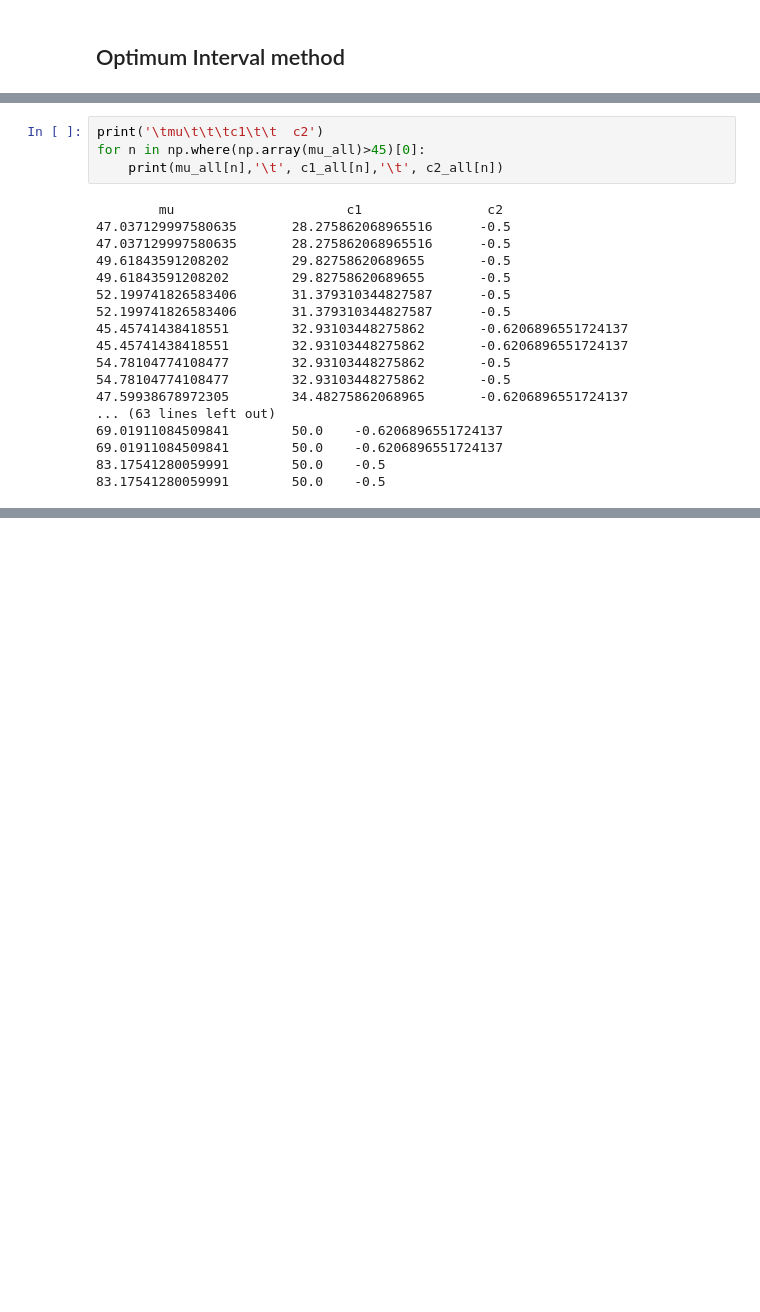
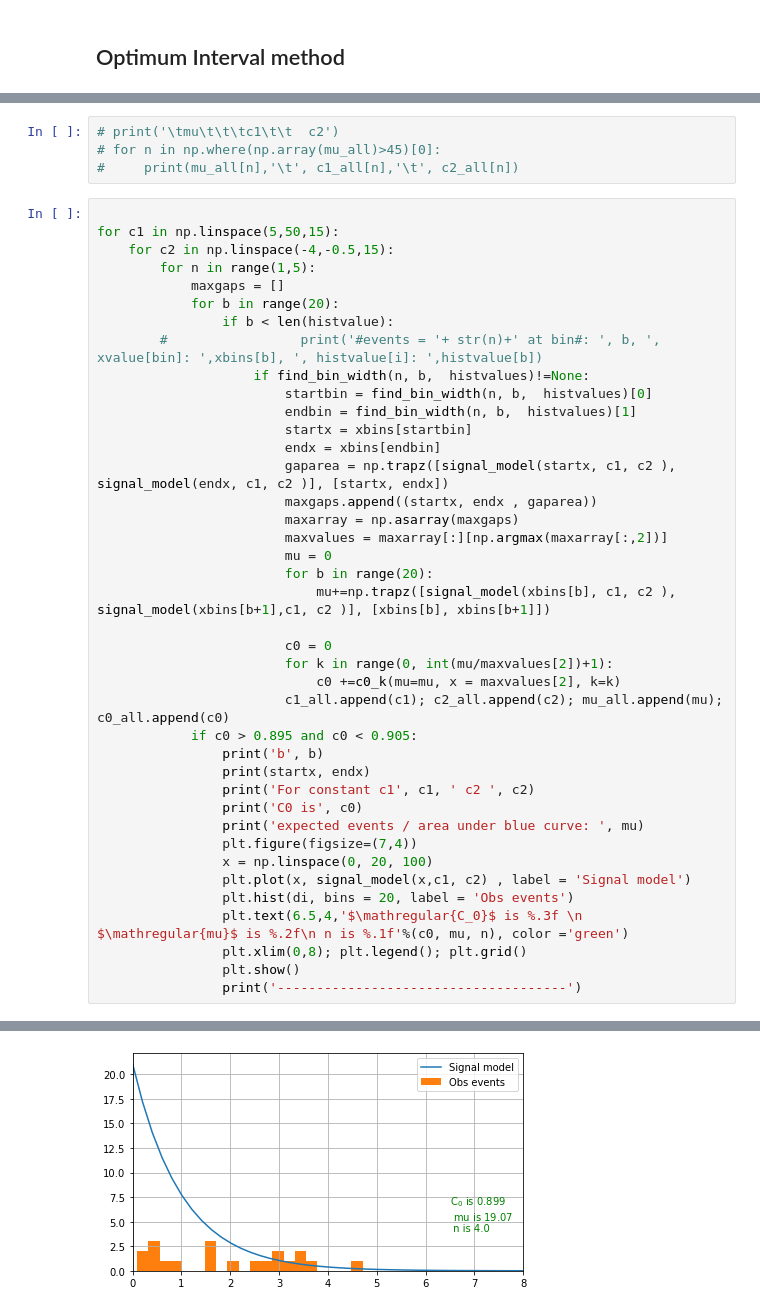
Before and after one commit to villano-lab/SCDMS-journal-club, a Jupyter notebook: Oct-2022-UpperLimitUnknownBackgrounds/Events_SD.ipynb, the cells around one changed output, grey strips where cells are left out. Cells and saved outputs as stored; diff of their text form; blank space fills up the shorter version.

```diff
--- a/Oct-2022-UpperLimitUnknownBackgrounds/Events_SD.ipynb
+++ b/Oct-2022-UpperLimitUnknownBackgrounds/Events_SD.ipynb
@@ -391,22 +349,45 @@ plt.xlabel('$\mu$');plt.ylabel('$C_0$');plt.grid(); plt.show()
 # %%
-print('\tmu\t\t\tc1\t\t  c2')
-for n in np.where(np.array(mu_all)>45)[0]:
-    print(mu_all[n],'\t', c1_all[n],'\t', c2_all[n])
+# print('\tmu\t\t\tc1\t\t  c2')
+# for n in np.where(np.array(mu_all)>45)[0]:
+#     print(mu_all[n],'\t', c1_all[n],'\t', c2_all[n])
-# %% [output]
-        mu                      c1                c2
-47.037129997580635       28.275862068965516      -0.5
-47.037129997580635       28.275862068965516      -0.5
-49.61843591208202        29.82758620689655       -0.5
-49.61843591208202        29.82758620689655       -0.5
-52.199741826583406       31.379310344827587      -0.5
-52.199741826583406       31.379310344827587      -0.5
-45.45741438418551        32.93103448275862       -0.6206896551724137
-45.45741438418551        32.93103448275862       -0.6206896551724137
-54.78104774108477        32.93103448275862       -0.5
-54.78104774108477        32.93103448275862       -0.5
-47.59938678972305        34.48275862068965       -0.6206896551724137
-... (63 lines left out)
-69.01911084509841        50.0    -0.6206896551724137
-69.01911084509841        50.0    -0.6206896551724137
-83.17541280059991        50.0    -0.5
-83.17541280059991        50.0    -0.5
+# %%
+
+for c1 in np.linspace(5,50,15):
+    for c2 in np.linspace(-4,-0.5,15):
+        for n in range(1,5):
+            maxgaps = []
+            for b in range(20):
+                if b < len(histvalue):
+        #                 print('#events = '+ str(n)+' at bin#: ', b, ', xvalue[bin]: ',xbins[b], ', histvalue[i]: ',histvalue[b])
+                    if find_bin_width(n, b,  histvalues)!=None:
+                        startbin = find_bin_width(n, b,  histvalues)[0]
+                        endbin = find_bin_width(n, b,  histvalues)[1]
+                        startx = xbins[startbin]
+                        endx = xbins[endbin]
+                        gaparea = np.trapz([signal_model(startx, c1, c2 ), signal_model(endx, c1, c2 )], [startx, endx])
+                        maxgaps.append((startx, endx , gaparea))
+                        maxarray = np.asarray(maxgaps)
+                        maxvalues = maxarray[:][np.argmax(maxarray[:,2])]
+                        mu = 0
+                        for b in range(20):
+                            mu+=np.trapz([signal_model(xbins[b], c1, c2 ), signal_model(xbins[b+1],c1, c2 )], [xbins[b], xbins[b+1]])
+
+                        c0 = 0
+                        for k in range(0, int(mu/maxvalues[2])+1):
+                            c0 +=c0_k(mu=mu, x = maxvalues[2], k=k)
+                        c1_all.append(c1); c2_all.append(c2); mu_all.append(mu); c0_all.append(c0)
+            if c0 > 0.895 and c0 < 0.905:
+                print('b', b)
+                print(startx, endx)
+                print('For constant c1', c1, ' c2 ', c2)
+                print('C0 is', c0)
+                print('expected events / area under blue curve: ', mu)
+                plt.figure(figsize=(7,4))
+                x = np.linspace(0, 20, 100)
+                plt.plot(x, signal_model(x,c1, c2) , label = 'Signal model')
+                plt.hist(di, bins = 20, label = 'Obs events')
+                plt.text(6.5,4,'$\mathregular{C_0}$ is %.3f \n $\mathregular{mu}$ is %.2f\n n is %.1f'%(c0, mu, n), color ='green')
+                plt.xlim(0,8); plt.legend(); plt.grid()
+                plt.show()
+                print('-------------------------------------')
+# %% [output]
@@ -412,0 +399 @@ for n in np.where(np.array(mu_all)>45)[0]:
+[figure, added]
```
Also changed, not shown: parts of 18 cells of this notebook.
